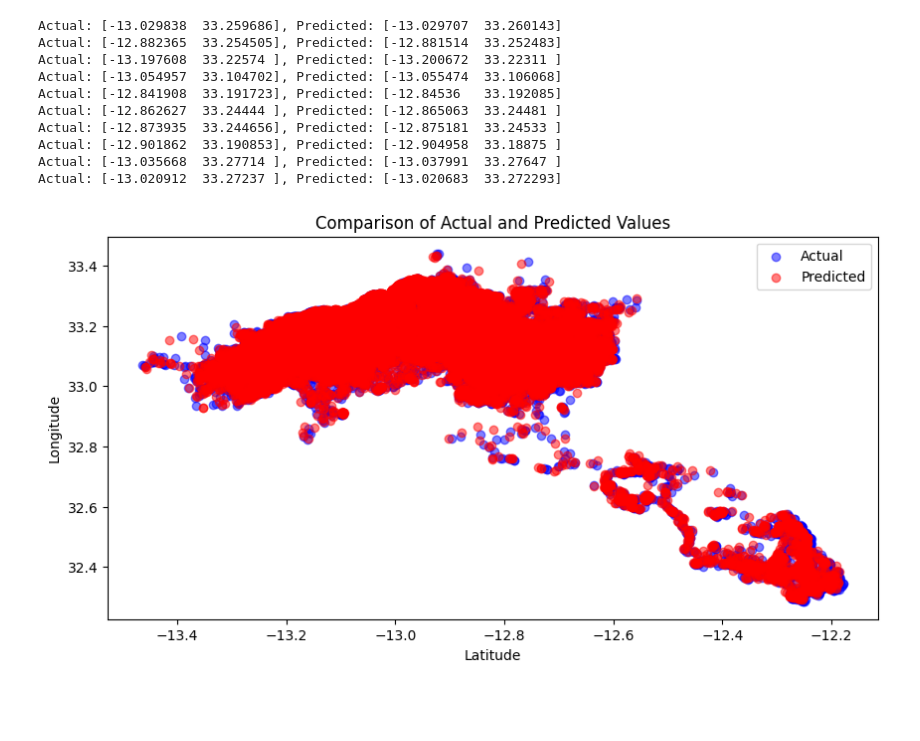
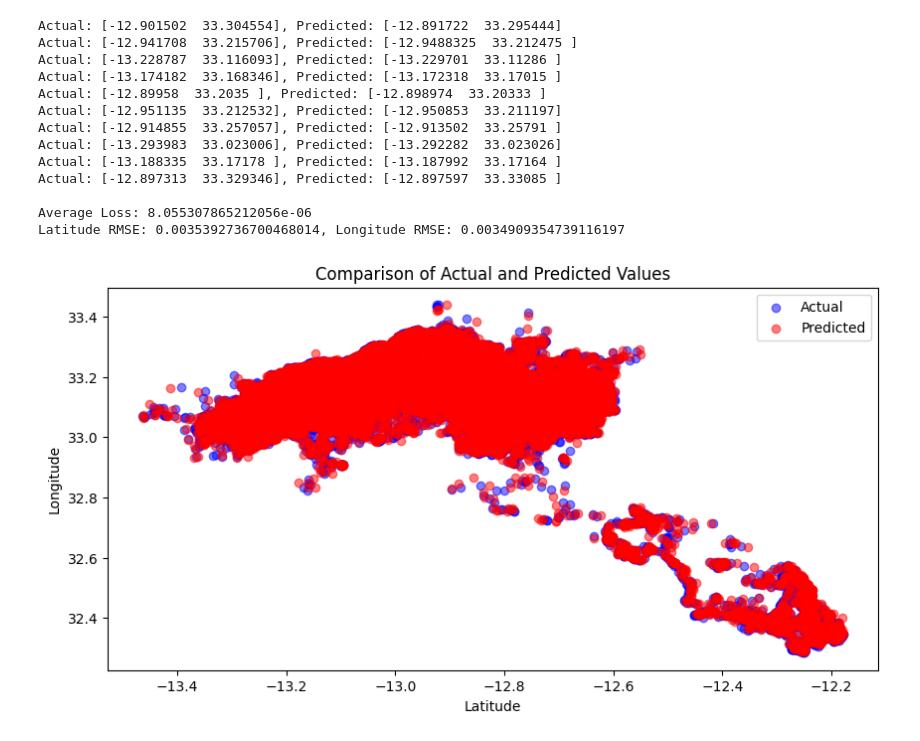
Before and after one commit to indhu68/Intro_to_DL_Project, a Jupyter notebook: RTML_Main.ipynb, the cells around one changed output. Cells and saved outputs as stored; diff of their text form; code cells hidden in the pictures; blank space fills up the shorter version.

```diff
--- a/RTML_Main.ipynb
+++ b/RTML_Main.ipynb
@@ -124,2 +168,8 @@ Epoch 10, Loss: 1.2439723759068484e-05
+# %%
+# Load Model Function
+def load_model(model, load_path='model.pth'):
+    model.load_state_dict(torch.load(load_path))
+    model.to('cuda')
+    return model
 # %%
 import torch
@@ -359,65 +527,76 @@ Epoch 10, Loss: 9.678963574313023e-06
 # %%
 import torch
+from torch.utils.data import DataLoader, TensorDataset
 import matplotlib.pyplot as plt
 import numpy as np
 
-def evaluate_and_plot(model, dataloader, criterion, scaler):
+# Function to evaluate the model, print actual vs predicted values, and plot them
+def evaluate(model, dataloader, criterion, scaler):
     model.eval()
     total_loss = 0
     actuals_list = []
     predicteds_list = []
+    lat_rmse = []
+    lon_rmse = []
     sample_count = 0
-
-    min_lat_lon = scaler.data_min_[:2]  # Assuming these are lat and lon
-    range_lat_lon = scaler.data_range_[:2]  # Assuming these are lat and lon ranges
 
     with torch.no_grad():
         for X_batch, y_batch in dataloader:
-            X_batch = X_batch.to('cuda')
-            y_batch = y_batch.to('cuda')
+            X_batch, y_batch = X_batch.to('cuda'), y_batch.to('cuda')
             predictions = model(X_batch)
             loss = criterion(predictions, y_batch)
             total_loss += loss.item()
 
+            # Scale back to original range
             actuals = y_batch.cpu().numpy()
             predicteds = predictions.cpu().numpy()
-
-            # Apply inverse scaling to latitude and longitude
+            min_lat_lon = scaler.data_min_[:2]
+            range_lat_lon = scaler.data_range_[:2]
             actuals[:, 0:2] = actuals[:, 0:2] * range_lat_lon + min_lat_lon
             predicteds[:, 0:2] = predicteds[:, 0:2] * range_lat_lon + min_lat_lon
 
             for actual, predicted in zip(actuals, predicteds):
                 actuals_list.append(actual[:2])
                 predicteds_list.append(predicted[:2])
+                lat_rmse.append((actual[0] - predicted[0])**2)
+                lon_rmse.append((actual[1] - predicted[1])**2)
                 if sample_count < 10:
                     print(f'Actual: {actual[:2]}, Predicted: {predicted[:2]}')
                     sample_count += 1
 
-    # Plotting
+    lat_rmse = np.sqrt(np.mean(lat_rmse))
+    lon_rmse = np.sqrt(np.mean(lon_rmse))
+
+    print(f'\nAverage Loss: {total_loss / len(dataloader)}')
+    print(f'Latitude RMSE: {lat_rmse}, Longitude RMSE: {lon_rmse}')
+
+    # Plotting Actual vs Predicted
     actuals_array = np.array(actuals_list)
     predicteds_array = np.array(predicteds_list)
     plt.figure(figsize=(10, 5))
     plt.scatter(actuals_array[:, 0], actuals_array[:, 1], c='blue', label='Actual', alpha=0.5)
     plt.scatter(predicteds_array[:, 0], predicteds_array[:, 1], c='red', label='Predicted', alpha=0.5)
     plt.xlabel('Latitude')
     plt.ylabel('Longitude')
     plt.title('Comparison of Actual and Predicted Values')
     plt.legend()
     plt.show()
 
-    print(f'\nAverage Loss: {total_loss / len(dataloader)}')
-
-# Assuming you have already defined 'model', 'test_loader', 'criterion', and 'scaler':
-evaluate_and_plot(model, test_loader, criterion, scaler)
+# Assuming 'model', 'test_loader', 'criterion', and 'scaler' are defined
+model = load_model(model)  # Make sure the model is loaded before calling evaluate
+evaluate(model, test_loader, criterion, scaler)
 # %% [output]
-Actual: [-13.029838  33.259686], Predicted: [-13.029707  33.260143]
-Actual: [-12.882365  33.254505], Predicted: [-12.881514  33.252483]
-Actual: [-13.197608  33.22574 ], Predicted: [-13.200672  33.22311 ]
-Actual: [-13.054957  33.104702], Predicted: [-13.055474  33.106068]
-Actual: [-12.841908  33.191723], Predicted: [-12.84536   33.192085]
-Actual: [-12.862627  33.24444 ], Predicted: [-12.865063  33.24481 ]
-Actual: [-12.873935  33.244656], Predicted: [-12.875181  33.24533 ]
-Actual: [-12.901862  33.190853], Predicted: [-12.904958  33.18875 ]
-Actual: [-13.035668  33.27714 ], Predicted: [-13.037991  33.27647 ]
-Actual: [-13.020912  33.27237 ], Predicted: [-13.020683  33.272293]
+Actual: [-12.901502  33.304554], Predicted: [-12.891722  33.295444]
+Actual: [-12.941708  33.215706], Predicted: [-12.9488325  33.212475 ]
+Actual: [-13.228787  33.116093], Predicted: [-13.229701  33.11286 ]
+Actual: [-13.174182  33.168346], Predicted: [-13.172318  33.17015 ]
+Actual: [-12.89958  33.2035 ], Predicted: [-12.898974  33.20333 ]
+Actual: [-12.951135  33.212532], Predicted: [-12.950853  33.211197]
+Actual: [-12.914855  33.257057], Predicted: [-12.913502  33.25791 ]
+Actual: [-13.293983  33.023006], Predicted: [-13.292282  33.023026]
+Actual: [-13.188335  33.17178 ], Predicted: [-13.187992  33.17164 ]
+Actual: [-12.897313  33.329346], Predicted: [-12.897597  33.33085 ]
+
+Average Loss: 8.055307865212056e-06
+Latitude RMSE: 0.0035392736700468014, Longitude RMSE: 0.0034909354739116197
-[figure, old version]
+[figure, new version]
```
Also changed, not shown: parts of 12 cells of this notebook.
